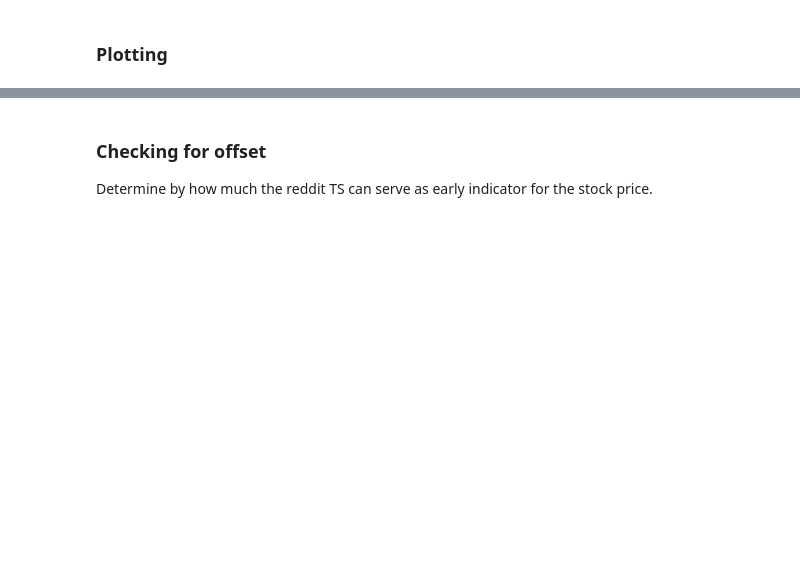
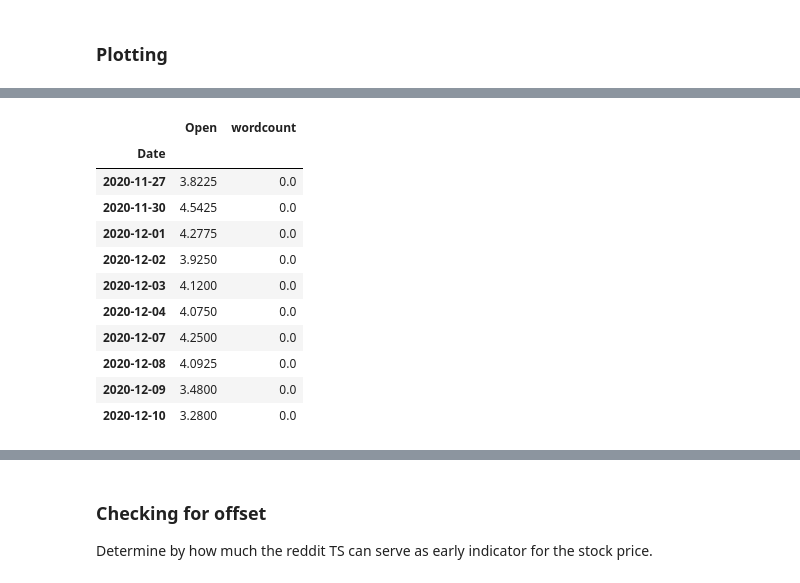
Before and after one commit to adavidho/Stonkscast, a Jupyter notebook: explorative/analysis/explorative_analysis.ipynb, the cells around one changed output, grey strips where cells are left out. Cells and saved outputs as stored; diff of their text form; code cells hidden in the pictures; blank space fills up the shorter version.

```diff
--- a/explorative/analysis/explorative_analysis.ipynb
+++ b/explorative/analysis/explorative_analysis.ipynb
@@ -79,0 +35,55 @@ plt.show()
+# %%
+plotting_df_gme = pd.DataFrame(gme_stock)
+plotting_df_gme["wordcount"] = gme_wc["word_count"]
+plotting_df_gme.replace(np.nan, 0, inplace=True)
+
+plotting_df_amc = pd.DataFrame(amc_stock)
+plotting_df_amc["wordcount"] = amc_wc["word_count"]
+plotting_df_amc.replace(np.nan, 0, inplace=True)
+
+plotting_df_bbby = pd.DataFrame(bbby_stock)
+plotting_df_bbby["wordcount"] = bbby_wc["word_count"]
+plotting_df_bbby.replace(np.nan, 0, inplace=True)
+
+plotting_df_doge = pd.DataFrame(doge_stock)
+plotting_df_doge["wordcount"] = doge_wc["word_count"]
+plotting_df_doge.replace(np.nan, 0, inplace=True)
+
+# Normalize Wordcount
+factor = plotting_df_gme["wordcount"].max()/plotting_df_gme["Open"].max()
+plotting_df_gme["wordcount"] = plotting_df_gme["wordcount"]/factor
+
+factor = plotting_df_amc["wordcount"].max()/plotting_df_amc["Open"].max()
+plotting_df_amc["wordcount"] = plotting_df_amc["wordcount"]/factor
+
+factor = plotting_df_bbby["wordcount"].max()/plotting_df_bbby["Open"].max()
+plotting_df_bbby["wordcount"] = plotting_df_bbby["wordcount"]/factor
+
+factor = plotting_df_doge["wordcount"].max()/plotting_df_doge["Open"].max()
+plotting_df_doge["wordcount"] = plotting_df_doge["wordcount"]/factor
+
+# Index to datetime format
+plotting_df_gme.index = pd.DatetimeIndex(plotting_df_gme.index)
+plotting_df_gme.head(10)
+
+plotting_df_amc.index = pd.DatetimeIndex(plotting_df_amc.index)
+plotting_df_amc.head(10)
+
+plotting_df_bbby.index = pd.DatetimeIndex(plotting_df_bbby.index)
+plotting_df_bbby.head(10)
+
+plotting_df_doge.index = pd.DatetimeIndex(plotting_df_doge.index)
+plotting_df_doge.head(10)
+# %% [output]
+|  | Open | wordcount |
+| Date |  |  |
+| 2020-11-27 | 3.8225 | 0.0 |
+| 2020-11-30 | 4.5425 | 0.0 |
+| 2020-12-01 | 4.2775 | 0.0 |
+| 2020-12-02 | 3.9250 | 0.0 |
+| 2020-12-03 | 4.1200 | 0.0 |
+| 2020-12-04 | 4.0750 | 0.0 |
+| 2020-12-07 | 4.2500 | 0.0 |
+| 2020-12-08 | 4.0925 | 0.0 |
+| 2020-12-09 | 3.4800 | 0.0 |
+| 2020-12-10 | 3.2800 | 0.0 |
```
Also changed, not shown: parts of 13 cells of this notebook, 5 other files.
